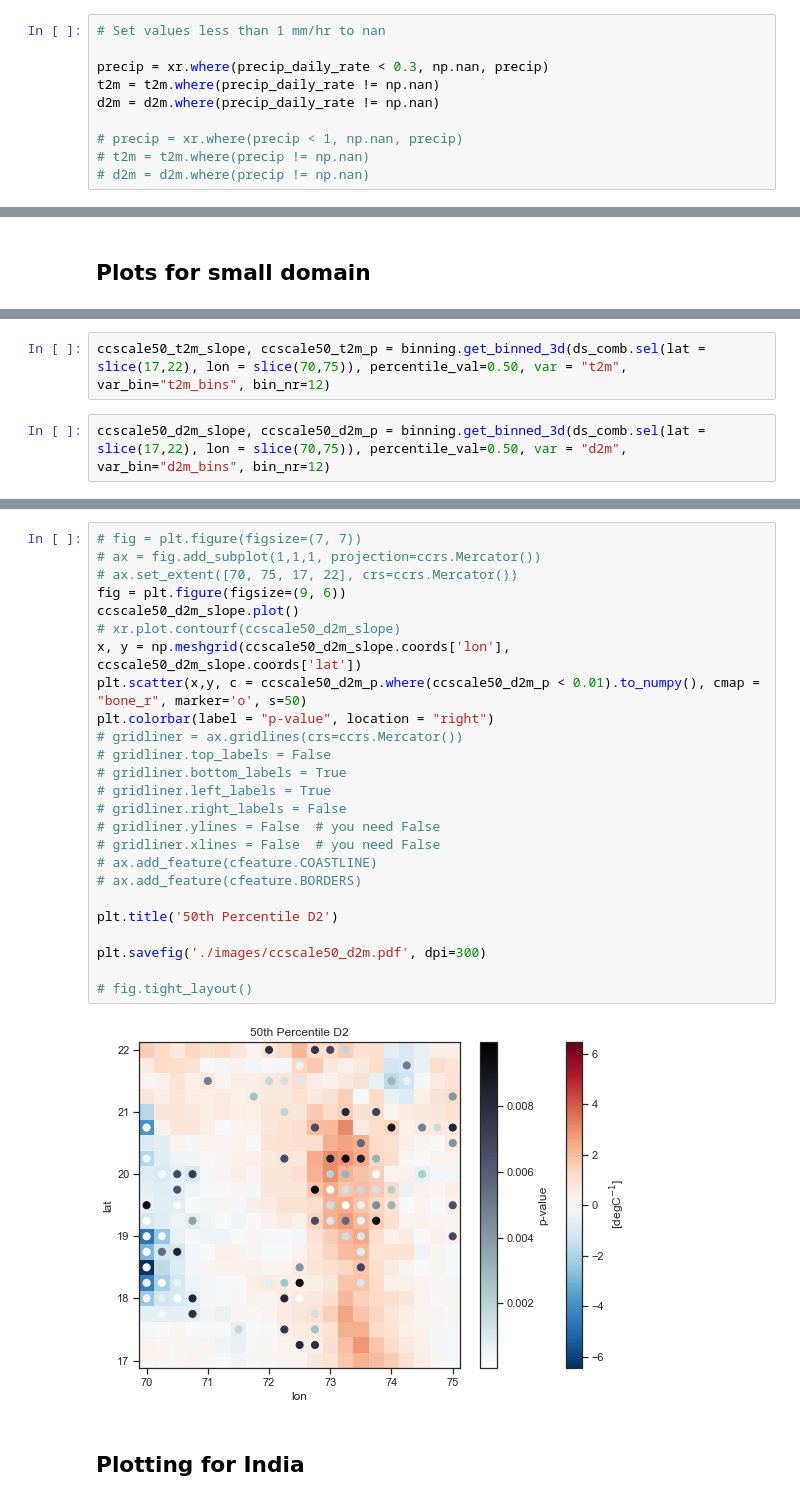
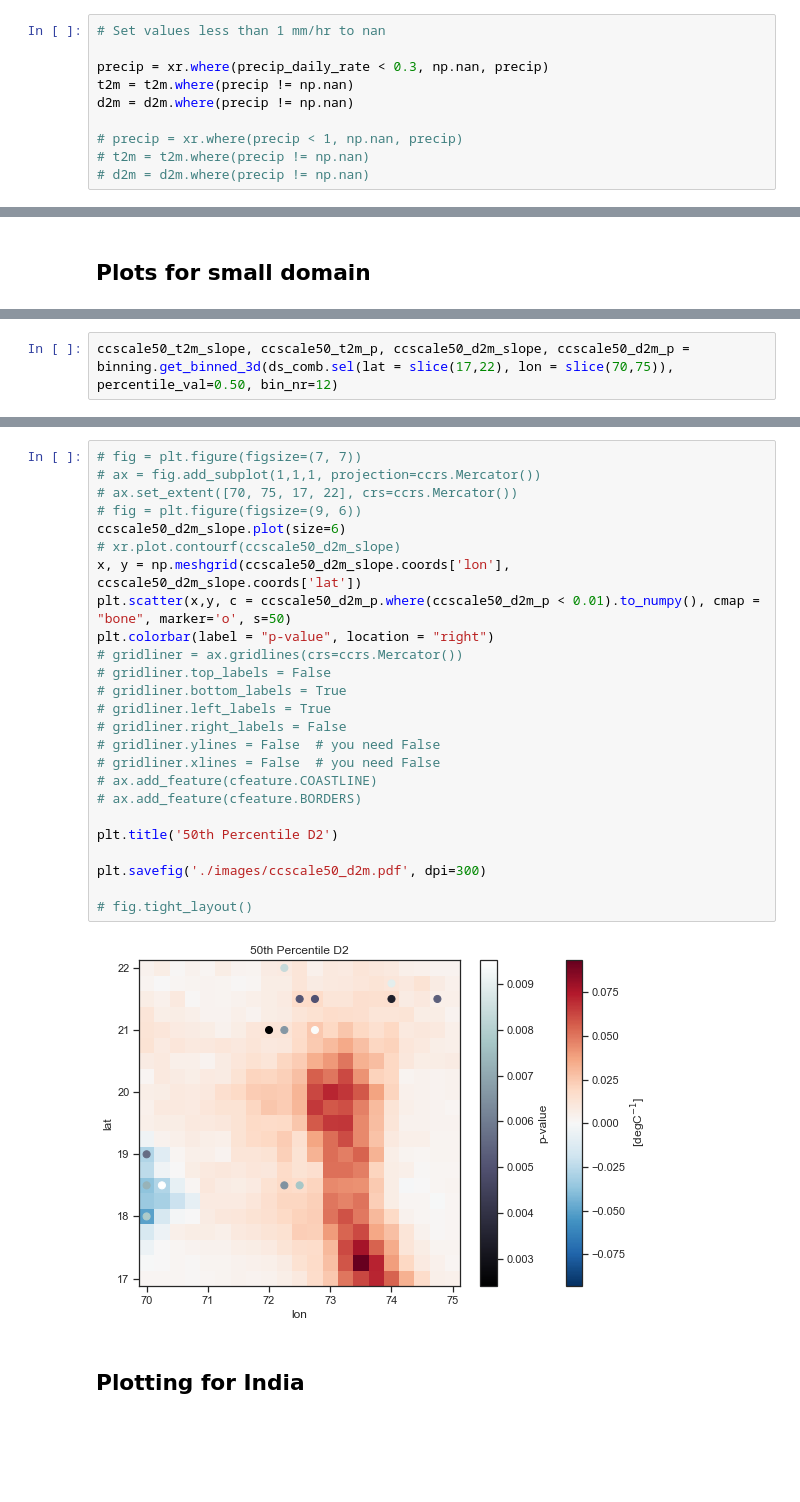
Before and after one commit to adisen99/msc_project, a Jupyter notebook: analysis01.ipynb, the cells around one changed output, grey strips where cells are left out. Saved outputs shown, nothing was run; the diff lists cells and outputs as text; blank space fills up the shorter version.

Commit message:
home: fixed test binning function

```diff
--- a/analysis01.ipynb
+++ b/analysis01.ipynb
@@ -90,8 +90,8 @@ Coordinates:
 # Set values less than 1 mm/hr to nan
 
 precip = xr.where(precip_daily_rate < 0.3, np.nan, precip)
-t2m = t2m.where(precip_daily_rate != np.nan)
-d2m = d2m.where(precip_daily_rate != np.nan)
+t2m = t2m.where(precip != np.nan)
+d2m = d2m.where(precip != np.nan)
 
 # precip = xr.where(precip < 1, np.nan, precip)
 # t2m = t2m.where(precip != np.nan)
@@ -208,7 +206,5 @@ plt.savefig('./images/ccscale99_d2m.pdf', dpi=300)
 # %%
-ccscale50_t2m_slope, ccscale50_t2m_p = binning.get_binned_3d(ds_comb.sel(lat = slice(17,22), lon = slice(70,75)), percentile_val=0.50, var = "t2m", var_bin="t2m_bins", bin_nr=12)
+ccscale50_t2m_slope, ccscale50_t2m_p, ccscale50_d2m_slope, ccscale50_d2m_p = binning.get_binned_3d(ds_comb.sel(lat = slice(17,22), lon = slice(70,75)), percentile_val=0.50, bin_nr=12)
-# %%
-ccscale50_d2m_slope, ccscale50_d2m_p = binning.get_binned_3d(ds_comb.sel(lat = slice(17,22), lon = slice(70,75)), percentile_val=0.50, var = "d2m", var_bin="d2m_bins", bin_nr=12)
 # %%
 # fig, ax = plt.figure(figsize=(20, 15))
 # ax = fig.add_subplot(1,1,1, projection=ccrs.Mercator())
@@ -239,30 +235,30 @@ plt.savefig('./images/ccscale50_t2m.pdf', dpi=300)
 # %%
 # fig = plt.figure(figsize=(7, 7))
 # ax = fig.add_subplot(1,1,1, projection=ccrs.Mercator())
 # ax.set_extent([70, 75, 17, 22], crs=ccrs.Mercator())
-fig = plt.figure(figsize=(9, 6))
-ccscale50_d2m_slope.plot()
+# fig = plt.figure(figsize=(9, 6))
+ccscale50_d2m_slope.plot(size=6)
 # xr.plot.contourf(ccscale50_d2m_slope)
 x, y = np.meshgrid(ccscale50_d2m_slope.coords['lon'], ccscale50_d2m_slope.coords['lat'])
-plt.scatter(x,y, c = ccscale50_d2m_p.where(ccscale50_d2m_p < 0.01).to_numpy(), cmap = "bone_r", marker='o', s=50)
+plt.scatter(x,y, c = ccscale50_d2m_p.where(ccscale50_d2m_p < 0.01).to_numpy(), cmap = "bone", marker='o', s=50)
 plt.colorbar(label = "p-value", location = "right")
 # gridliner = ax.gridlines(crs=ccrs.Mercator())
 # gridliner.top_labels = False
 # gridliner.bottom_labels = True
 # gridliner.left_labels = True
 # gridliner.right_labels = False
 # gridliner.ylines = False  # you need False
 # gridliner.xlines = False  # you need False
 # ax.add_feature(cfeature.COASTLINE)
 # ax.add_feature(cfeature.BORDERS)
 
 plt.title('50th Percentile D2')
 
 plt.savefig('./images/ccscale50_d2m.pdf', dpi=300)
 
 # fig.tight_layout()
 # %% [output]
-[figure, old version]
+[figure, new version]
 # %% [markdown]
 ## Plotting for India
 # %%
```
Also changed, not shown: parts of 5 cells of this notebook, 1 other file.
